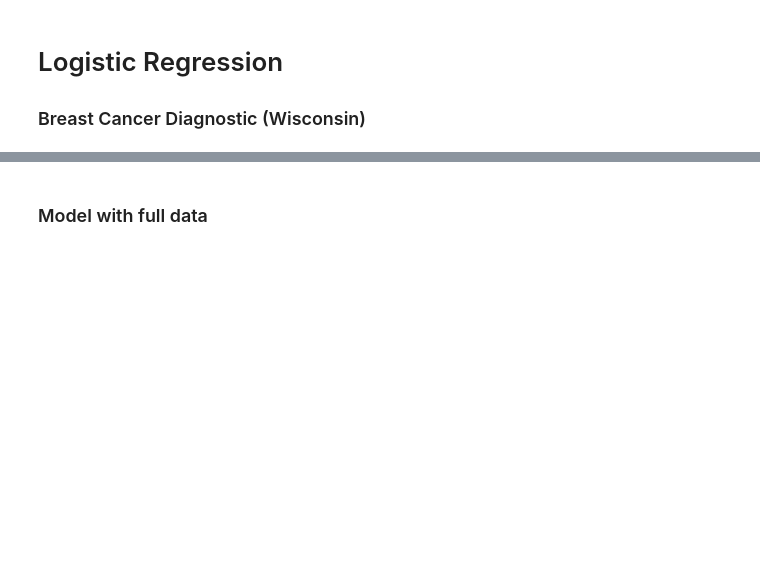
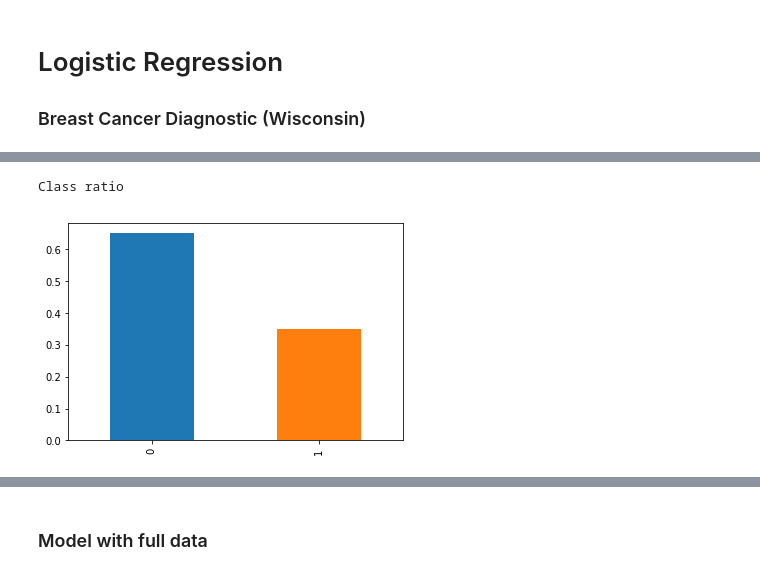
Before and after one commit to tarajano/ml_misc_notebooks, a Jupyter notebook: classification/logistic_regression/logistic_regression.ipynb, the cells around one changed output, grey strips where cells are left out. Drawn from its saved outputs; the diff is of its cells as text; code cells hidden in the pictures; blank space fills up the shorter version.

```diff
--- a/classification/logistic_regression/logistic_regression.ipynb
+++ b/classification/logistic_regression/logistic_regression.ipynb
@@ -22,0 +36,6 @@ y = dataset.iloc[:, 10].values
+# %%
+print('Class ratio')
+cr = dataset['class'].value_counts(normalize=True).plot('bar')
+# %% [output]
+Class ratio
+[figure, added]
```
Also changed, not shown: parts of 12 cells of this notebook, 9 other files.
